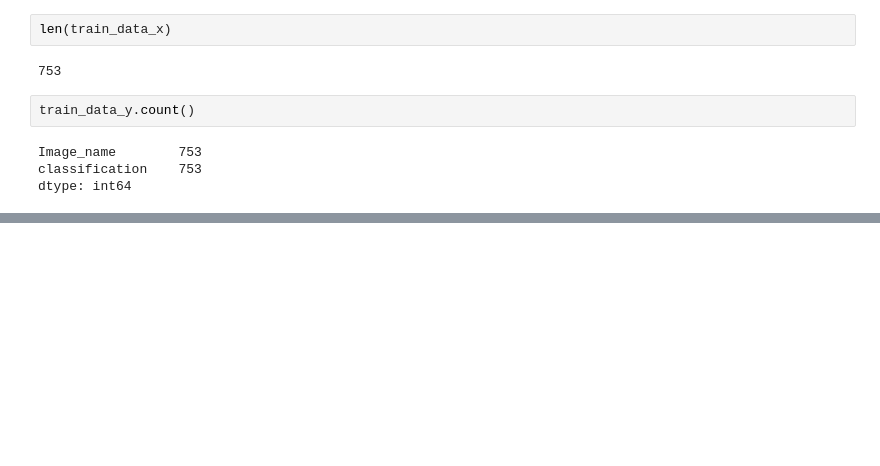
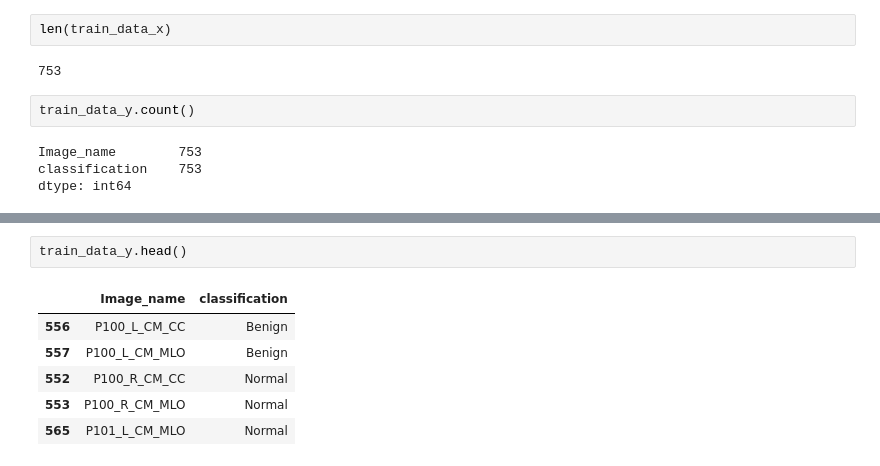
Before and after one commit to RexGod/DataMining_Pgu_Nueral_Network, a Jupyter notebook: finalProject.ipynb, the cells around one changed output, grey strips where cells are left out. Saved outputs shown, nothing was run; the diff lists cells and outputs as text; blank space fills up the shorter version.

```diff
--- a/finalProject.ipynb
+++ b/finalProject.ipynb
@@ -119,0 +137,9 @@ dtype: int64
+# %%
+train_data_y.head()
+# %% [output]
+|  | Image_name | classification |
+| 556 | P100_L_CM_CC | Benign |
+| 557 | P100_L_CM_MLO | Benign |
+| 552 | P100_R_CM_CC | Normal |
+| 553 | P100_R_CM_MLO | Normal |
+| 565 | P101_L_CM_MLO | Normal |
```
Also changed, not shown: parts of 5 cells of this notebook.
